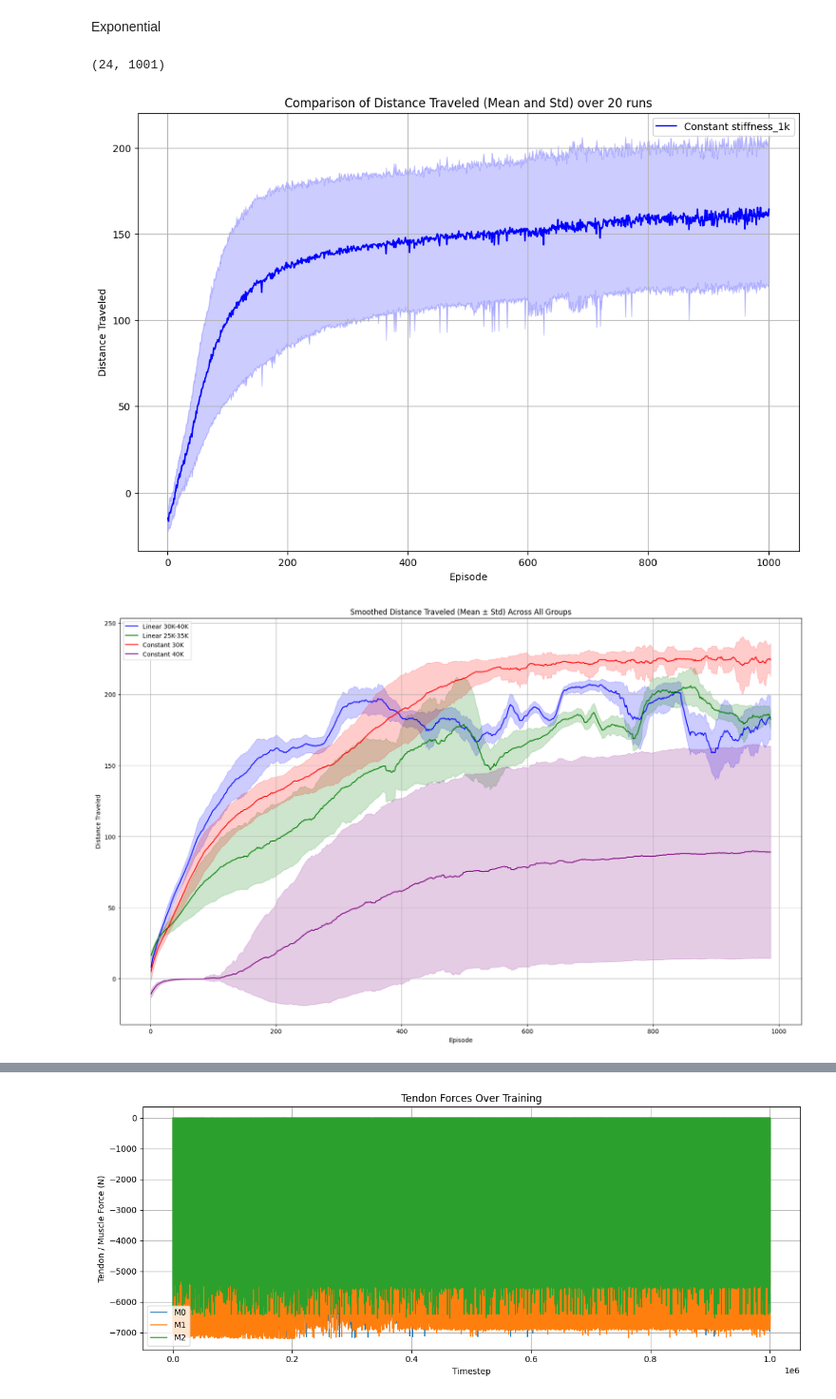
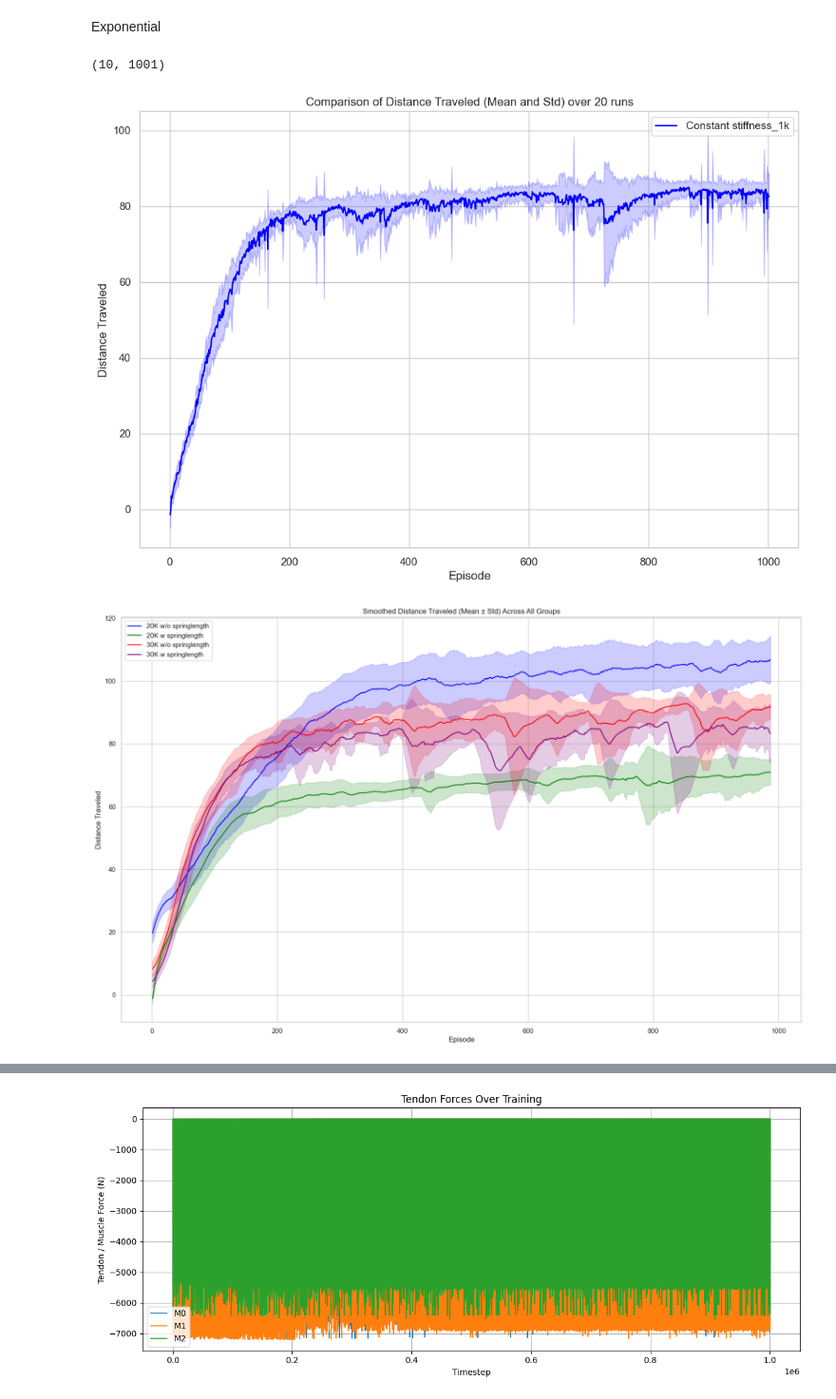
Before and after one commit to rominamir/Dynamic-tendon-Leg, a Jupyter notebook: JJ/plot.ipynb, the cells around one changed output, grey strips where cells are left out. Shown at 95% size. Drawn from its saved outputs; the diff is of its cells as text; code cells hidden in the pictures.

```diff
--- a/JJ/plot.ipynb
+++ b/JJ/plot.ipynb
@@ -90,7 +90,7 @@ plt.show()
 #C:\Users\User\Desktop\New folder\data\Exponential\distance\distance_history_seed_1.npy
 import numpy as np
 import matplotlib.pyplot as plt
-dist_file = [fr'C:\Users\User\Desktop\Dynamic-tendon-Leg\Dynamic-tendon-Leg\JJ\data\LegEnv_May30_constant40k_25k-35k_constant_5e-04_PPO_seeds_100-124\distance\displacement_history_seed_{seed_value}.npy' for seed_value in range(100, 124)]  # Adjust filenames if necessary
+dist_file = [fr'C:\Users\User\Desktop\Dynamic-tendon-Leg\data\LegEnv_Jun07_constant_10k_constant_5e-04_PPO_seeds_100-100\distance\displacement_history_seed_{seed_value}.npy' for seed_value in range(100, 110)]  # Adjust filenames if necessary
 group1_data = [np.load(file) for file in dist_file]
 
 # Convert to arrays for easier computation
@@ -119,8 +119,8 @@ plt.legend()
 plt.grid(True)
 plt.show()
 # %% [output]
-(24, 1001)
+(10, 1001)
-[figure, old version]
+[figure, new version]
 # %%
 import numpy as np
 import matplotlib.pyplot as plt
@@ -132,18 +132,18 @@ def moving_average(data, window_size=5):
 
 # Define your groups: folder name and seed range
 groups = {
-    "Linear 30K-40K": r"C:\Users\User\Desktop\New folder\AimIV\Dynamic-tendon-Leg\Dynamic-tendon-Leg\data\LegEnv_May19_linear_30k-40k_constant_5e-04_PPO_parallel_test\distance",
-    "Linear 25K-35K": r"C:\Users\User\Desktop\New folder\AimIV\Dynamic-tendon-Leg\Dynamic-tendon-Leg\data\LegEnv_May20_linear_25k-35k_constant_5e-04_PPO_parallel_test\distance",
-    "Constant 30K": r"C:\Users\User\Desktop\New folder\AimIV\Dynamic-tendon-Leg\Dynamic-tendon-Leg\JJ\data\LegEnv_Apr10_constant30k_PPO\distance",
-    "Constant 40K": r"C:\Users\User\Desktop\New folder\AimIV\Dynamic-tendon-Leg\Dynamic-tendon-Leg\JJ\data\LegEnv_Apr10_constant40k_PPO\distance",
+    "20K w/o springlength": r"C:\Users\User\Desktop\Dynamic-tendon-Leg\data\LegEnv_Jun06_constant_20k_constant_5e-04_PPO_seeds_100-100\distance",
+    "20K w springlength": r"C:\Users\User\Desktop\Dynamic-tendon-Leg\data\LegEnv_Jun07_constant_20k_constant_5e-04_PPO_seeds_100-100\distance",
+    "30K w/o springlength": r"C:\Users\User\Desktop\Dynamic-tendon-Leg\data\LegEnv_Jun06_constant_5k_constant_5e-04_PPO_seeds_100-100\distance",
+    "30K w springlength": r"C:\Users\User\Desktop\Dynamic-tendon-Leg\data\LegEnv_Jun07_constant_5k_constant_5e-04_PPO_seeds_100-100\distance",
 }
 
 # Set corresponding seeds for each group
 group_seeds = {
-    "Linear 30K-40K": range(100, 104),
-    "Linear 25K-35K":  range(100, 104),# Change these based on your seed filenames
-    "Constant 30K": range(100, 110),
-    "Constant 40K": range(100,110),
+    "20K w/o springlength": range(100, 110),
+    "20K w springlength":  range(100, 110),# Change these based on your seed filenames
+    "30K w/o springlength": range(100, 110),
+    "30K w springlength": range(100,110),
 }
 
 #
@@ -163,31 +163,31 @@ for idx, (label, folder) in enumerate(groups.items()):
         if os.path.exists(file_path):
             data_list.append(np.load(file_path))
         else:
             print(f"Warning: {file_path} not found.")
 
     if data_list:
         group_data = np.array(data_list)
         group_mean = group_data.mean(axis=0)
         group_std = group_data.std(axis=0)
 
         # Apply smoothing
         smoothed_mean = moving_average(group_mean, window_size)
         smoothed_std = moving_average(group_std, window_size)
 
         # Adjust x-axis to match smoothed data
         episodes = np.arange(1, len(smoothed_mean) + 1)
 
         plt.plot(episodes, smoothed_mean, label=label, color=colors[idx], linestyle='-')
         plt.fill_between(episodes, smoothed_mean - smoothed_std, smoothed_mean + smoothed_std, color=colors[idx], alpha=0.2)
     else:
         print(f"No data loaded for {label}.")
 
 # Final plot formatting
 plt.title("Smoothed Distance Traveled (Mean ± Std) Across All Groups")
 plt.xlabel("Episode")
 plt.ylabel("Distance Traveled")
 plt.legend()
 plt.grid(True)
 plt.show()
 # %% [output]
-[figure, old version]
+[figure, new version]
```
Also changed, not shown: parts of 16 cells of this notebook, 17 other files.
